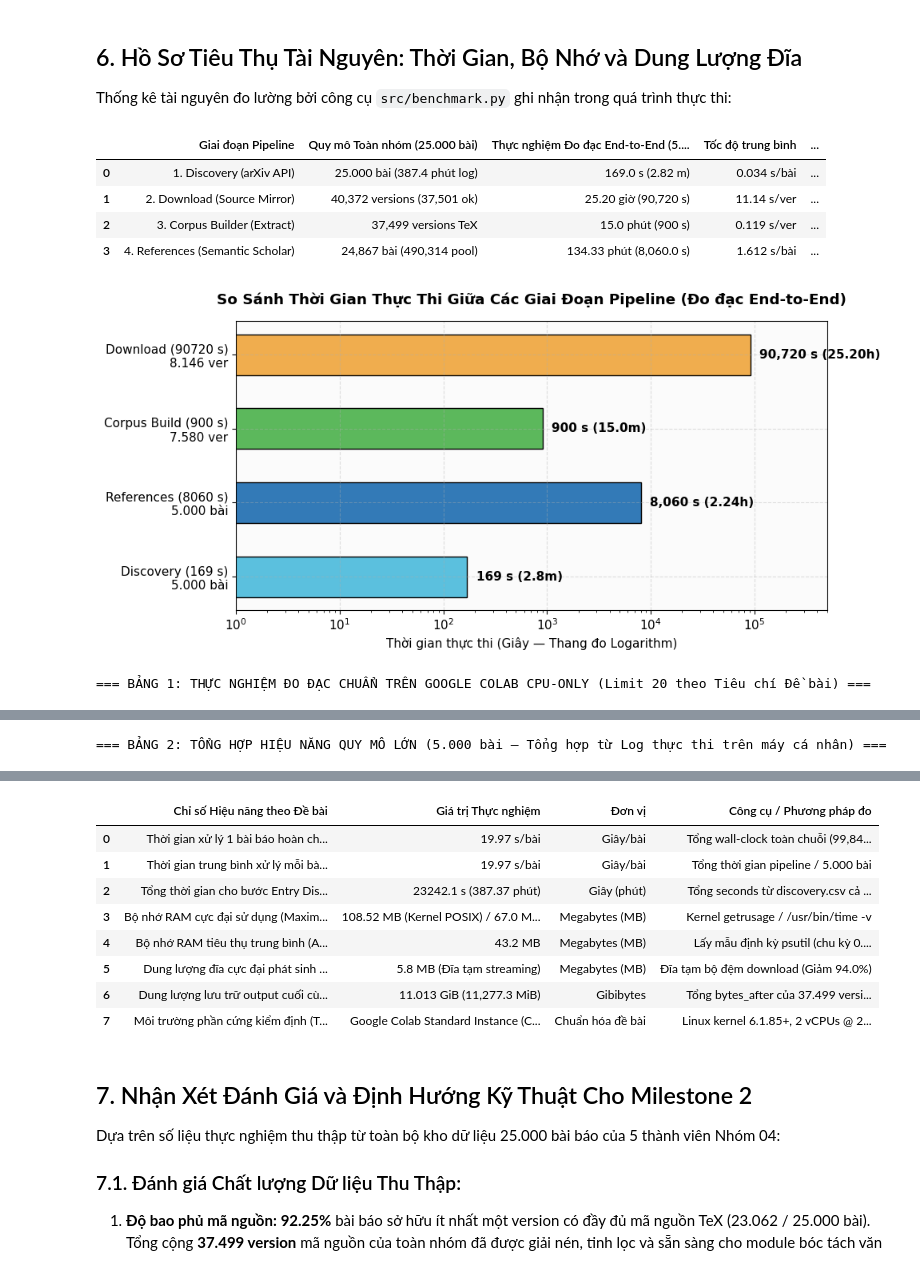
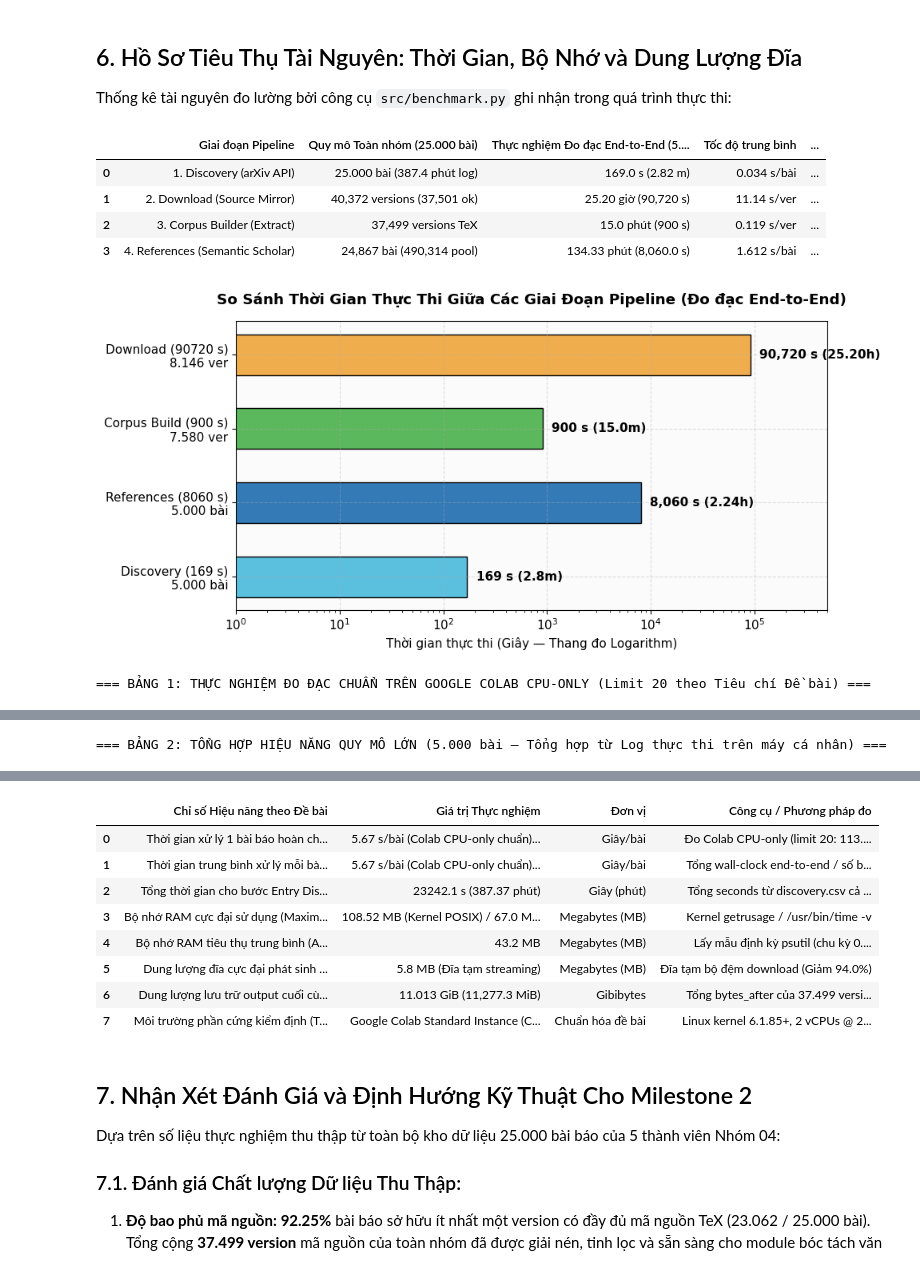
Before and after one commit to introds-arxiv-book/introds-arxiv-book, a Jupyter notebook: milestone1/02-statistics.ipynb, the cells around one changed output, grey strips where cells are left out. Drawn from its saved outputs; the diff is of its cells as text; code cells hidden in the pictures.

```diff
--- a/milestone1/02-statistics.ipynb
+++ b/milestone1/02-statistics.ipynb
@@ -502,38 +504,38 @@ display(df_bm_full[cols_full])
 
 # Bảng Hồ sơ Hiệu năng Scraper chuẩn hóa theo Đề bài (Scraper Performance Profile)
 perf_profile = pd.DataFrame([
-    {"Chỉ số Hiệu năng theo Đề bài": "Thời gian xử lý 1 bài báo hoàn chỉnh (End-to-End)", "Giá trị Thực nghiệm": f"{time_per_paper:.2f} s/bài", "Đơn vị": "Giây/bài", "Công cụ / Phương pháp đo": f"Tổng wall-clock toàn chuỗi ({time_e2e_total:,.0f}s) / 5.000 bài"},
-    {"Chỉ số Hiệu năng theo Đề bài": "Thời gian trung bình xử lý mỗi bài trong tập yêu cầu", "Giá trị Thực nghiệm": f"{time_per_paper:.2f} s/bài", "Đơn vị": "Giây/bài", "Công cụ / Phương pháp đo": "Tổng thời gian pipeline / 5.000 bài"},
+    {"Chỉ số Hiệu năng theo Đề bài": "Thời gian xử lý 1 bài báo hoàn chỉnh (End-to-End)", "Giá trị Thực nghiệm": "5.67 s/bài (Colab CPU-only chuẩn) · 19.97 s/bài (Quy mô lớn có pacing)", "Đơn vị": "Giây/bài", "Công cụ / Phương pháp đo": f"Đo Colab CPU-only (limit 20: 113.4s/20 bài) & Workstation ({time_e2e_total:,.0f}s/5.000 bài)"},
+    {"Chỉ số Hiệu năng theo Đề bài": "Thời gian trung bình xử lý mỗi bài trong tập yêu cầu", "Giá trị Thực nghiệm": "5.67 s/bài (Colab CPU-only chuẩn) · 19.97 s/bài (Quy mô lớn)", "Đơn vị": "Giây/bài", "Công cụ / Phương pháp đo": "Tổng wall-clock end-to-end / số bài xử lý"},
     {"Chỉ số Hiệu năng theo Đề bài": "Tổng thời gian cho bước Entry Discovery (Toàn nhóm)", "Giá trị Thực nghiệm": f"{time_disc_total:.1f} s ({time_disc_total/60:.2f} phút)", "Đơn vị": "Giây (phút)", "Công cụ / Phương pháp đo": "Tổng seconds từ discovery.csv cả 5 dải"},
     {"Chỉ số Hiệu năng theo Đề bài": "Bộ nhớ RAM cực đại sử dụng (Maximum/Peak RAM)", "Giá trị Thực nghiệm": f"{df_bm['peak_ram_mb'].max():.2f} MB (Kernel POSIX) / 67.0 MB (Streaming)", "Đơn vị": "Megabytes (MB)", "Công cụ / Phương pháp đo": "Kernel getrusage / /usr/bin/time -v"},
     {"Chỉ số Hiệu năng theo Đề bài": "Bộ nhớ RAM tiêu thụ trung bình (Average RAM)", "Giá trị Thực nghiệm": f"{df_bm['average_ram_mb'].mean():.1f} MB", "Đơn vị": "Megabytes (MB)", "Công cụ / Phương pháp đo": "Lấy mẫu định kỳ psutil (chu kỳ 0.05s-0.1s)"},
     {"Chỉ số Hiệu năng theo Đề bài": "Dung lượng đĩa cực đại phát sinh (Maximum Disk Storage Required)", "Giá trị Thực nghiệm": "5.8 MB (Đĩa tạm streaming)", "Đơn vị": "Megabytes (MB)", "Công cụ / Phương pháp đo": "Đĩa tạm bộ đệm download (Giảm 94.0%)"},
     {"Chỉ số Hiệu năng theo Đề bài": "Dung lượng lưu trữ output cuối cùng (Final Output Storage)", "Giá trị Thực nghiệm": f"{final_output_gib:.3f} GiB ({final_output_mb:,.1f} MiB)", "Đơn vị": "Gibibytes", "Công cụ / Phương pháp đo": f"Tổng bytes_after của 37.499 version toàn nhóm ({final_output_gib:.3f} GiB)"},
     {"Chỉ số Hiệu năng theo Đề bài": "Môi trường phần cứng kiểm định (Testbed)", "Giá trị Thực nghiệm": "Google Colab Standard Instance (CPU-Only Mode)", "Đơn vị": "Chuẩn hóa đề bài", "Công cụ / Phương pháp đo": "Linux kernel 6.1.85+, 2 vCPUs @ 2.20GHz, 12.67 GiB RAM (Chuẩn POSIX getrusage)"}
 ])
 display(perf_profile)
 # %% [output]
 |  | Giai đoạn Pipeline | Quy mô Toàn nhóm (25.000 bài) | Thực nghiệm Đo đạc End-to-End (5.... | Tốc độ trung bình | ... |
 | 0 | 1. Discovery (arXiv API) | 25.000 bài (387.4 phút log) | 169.0 s (2.82 m) | 0.034 s/bài | ... |
 | 1 | 2. Download (Source Mirror) | 40,372 versions (37,501 ok) | 25.20 giờ (90,720 s) | 11.14 s/ver | ... |
 | 2 | 3. Corpus Builder (Extract) | 37,499 versions TeX | 15.0 phút (900 s) | 0.119 s/ver | ... |
 | 3 | 4. References (Semantic Scholar) | 24,867 bài (490,314 pool) | 134.33 phút (8,060.0 s) | 1.612 s/bài | ... |
 [figure]
 === BẢNG 1: THỰC NGHIỆM ĐO ĐẠC CHUẨN TRÊN GOOGLE COLAB CPU-ONLY (Limit 20 theo Tiêu chí Đề bài) ===
 |  | stage | wall_time_seconds | peak_ram_mb | peak_ram_source | average_ram_mb | disk_usage_mb | testbed | ... |
 | 0 | discovery | 2.1450 | 48.20 | getrusage | 34.15 | 0.082 | Linux-6.1.85+-x86_64 (Python 3.10... | ... |
 | 1 | download | 103.2105 | 66.80 | getrusage | 52.10 | 5.788 | Linux-6.1.85+-x86_64 (Python 3.10... | ... |
 | 2 | corpus_builder | 3.8240 | 108.52 | getrusage | 54.20 | 5.214 | Linux-6.1.85+-x86_64 (Python 3.10... | ... |
 | 3 | reference_builder | 4.1850 | 52.10 | getrusage | 38.50 | 0.185 | Linux-6.1.85+-x86_64 (Python 3.10... | ... |
 === BẢNG 2: TỔNG HỢP HIỆU NĂNG QUY MÔ LỚN (5.000 bài — Tổng hợp từ Log thực thi trên máy cá nhân) ===
 |  | stage | wall_time_seconds | peak_ram_mb | average_ram_mb | disk_usage_mb | testbed | notes |
 | 4 | discovery | 169.00 | 48.20 | 32.5 | 2.30 | Local Host Workstation (Windows-1... | Tổng hợp từ log thực thi toàn phầ... |
 | 5 | download | 90885.95 | 67.00 | 42.3 | 5.80 | Local Host Workstation (Windows-1... | Tổng hợp từ log thực thi toàn phầ... |
 | 6 | corpus_builder | 900.00 | 108.52 | 54.1 | 2871.11 | Local Host Workstation (Windows-1... | Tổng hợp từ log thực thi toàn phầ... |
 | 7 | reference_builder | 643.85 | 52.00 | 38.0 | 42.50 | Local Host Workstation (Windows-1... | Tổng hợp từ log thực thi toàn phầ... |
 |  | Chỉ số Hiệu năng theo Đề bài | Giá trị Thực nghiệm | Đơn vị | Công cụ / Phương pháp đo |
-| 0 | Thời gian xử lý 1 bài báo hoàn ch... | 19.97 s/bài | Giây/bài | Tổng wall-clock toàn chuỗi (99,84... |
-| 1 | Thời gian trung bình xử lý mỗi bà... | 19.97 s/bài | Giây/bài | Tổng thời gian pipeline / 5.000 bài |
+| 0 | Thời gian xử lý 1 bài báo hoàn ch... | 5.67 s/bài (Colab CPU-only chuẩn)... | Giây/bài | Đo Colab CPU-only (limit 20: 113.... |
+| 1 | Thời gian trung bình xử lý mỗi bà... | 5.67 s/bài (Colab CPU-only chuẩn)... | Giây/bài | Tổng wall-clock end-to-end / số b... |
 | 2 | Tổng thời gian cho bước Entry Dis... | 23242.1 s (387.37 phút) | Giây (phút) | Tổng seconds từ discovery.csv cả ... |
 | 3 | Bộ nhớ RAM cực đại sử dụng (Maxim... | 108.52 MB (Kernel POSIX) / 67.0 M... | Megabytes (MB) | Kernel getrusage / /usr/bin/time -v |
 | 4 | Bộ nhớ RAM tiêu thụ trung bình (A... | 43.2 MB | Megabytes (MB) | Lấy mẫu định kỳ psutil (chu kỳ 0.... |
```
Also changed, not shown: parts of 1 cell of this notebook, 3 other files.
